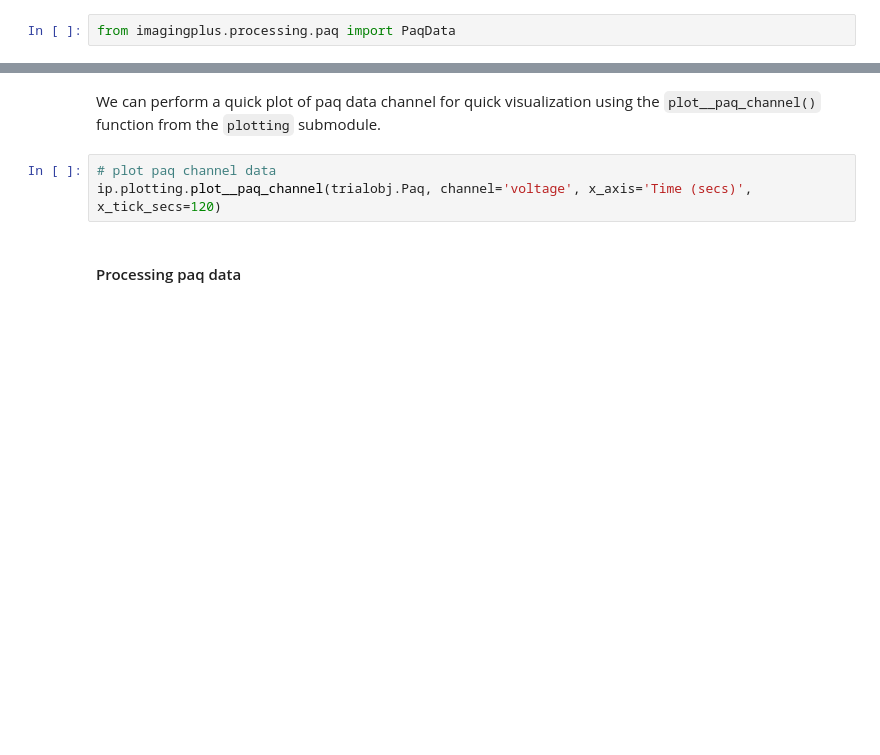
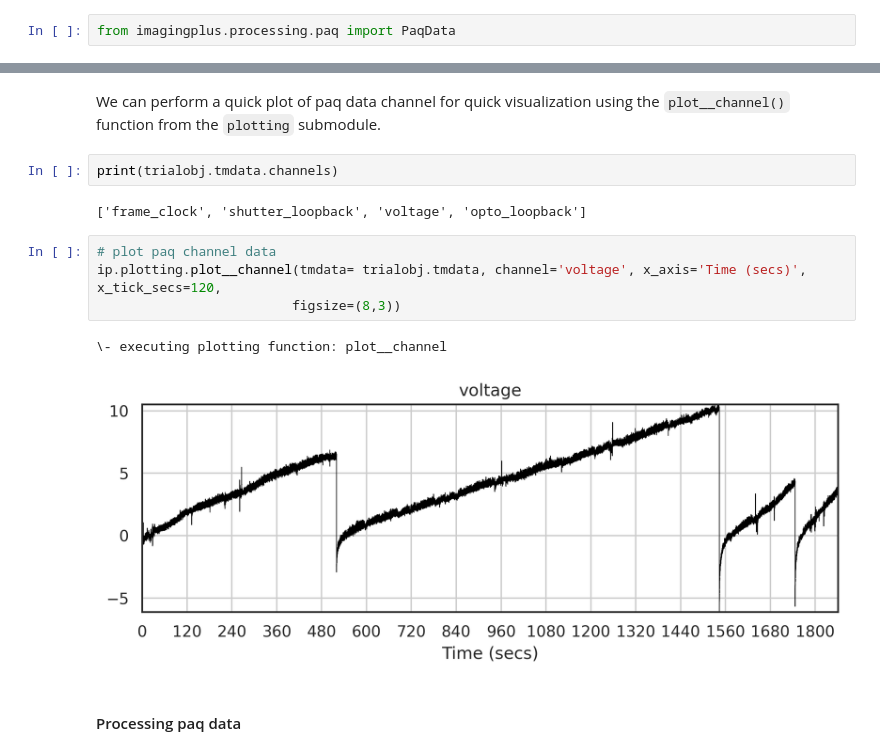
Before and after one commit to Packer-Lab/imagingplus, a Jupyter notebook: docs/source/Tutorials/Tutorial-7-paq-module.ipynb, the cells around one changed output, grey strips where cells are left out. Saved outputs shown, nothing was run; the diff lists cells and outputs as text; blank space fills up the shorter version.

```diff
--- a/docs/source/Tutorials/Tutorial-7-paq-module.ipynb
+++ b/docs/source/Tutorials/Tutorial-7-paq-module.ipynb
@@ -27,8 +64,16 @@ print(trialobj.Paq)
 # %% [markdown]
-We can perform a quick plot of paq data channel for quick visualization using the `plot__paq_channel()` function from the `plotting` submodule.
+We can perform a quick plot of paq data channel for quick visualization using the `plot__channel()` function from the `plotting` submodule.
+# %%
+print(trialobj.tmdata.channels)
+# %% [output]
+['frame_clock', 'shutter_loopback', 'voltage', 'opto_loopback']
 # %%
 # plot paq channel data
-ip.plotting.plot__paq_channel(trialobj.Paq, channel='voltage', x_axis='Time (secs)', x_tick_secs=120)
+ip.plotting.plot__channel(tmdata= trialobj.tmdata, channel='voltage', x_axis='Time (secs)', x_tick_secs=120,
+                         figsize=(8,3))
+# %% [output]
+\- executing plotting function: plot__channel
+[figure, added]
 # %% [markdown]
 #### Processing paq data
 # %% [markdown]
```
Also changed, not shown: parts of 7 cells of this notebook, 11 other files.
